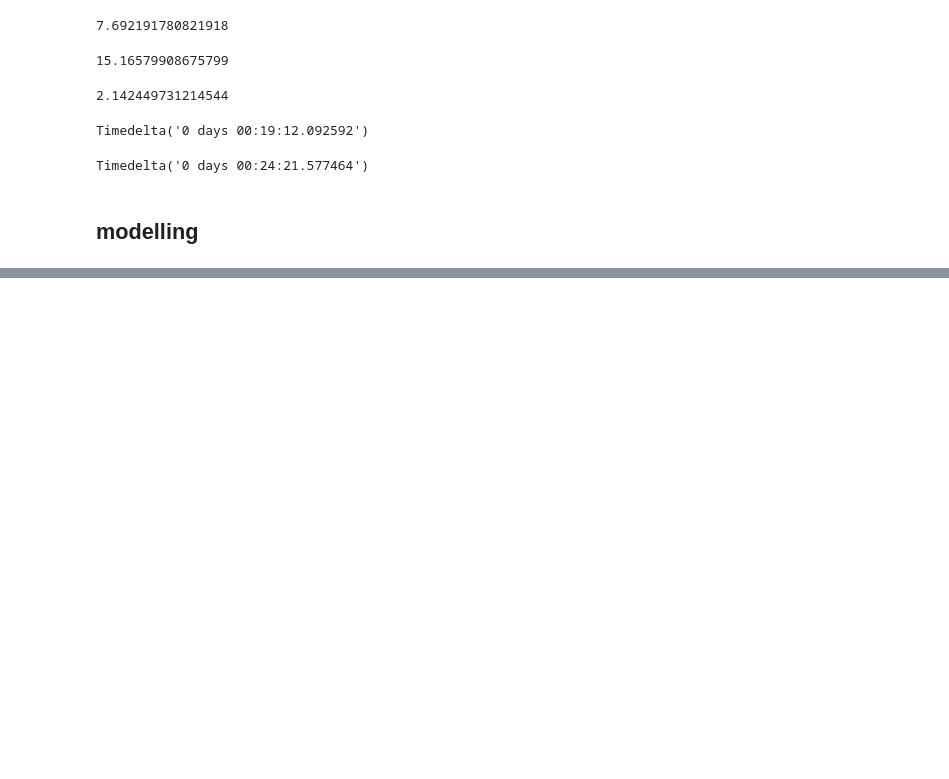
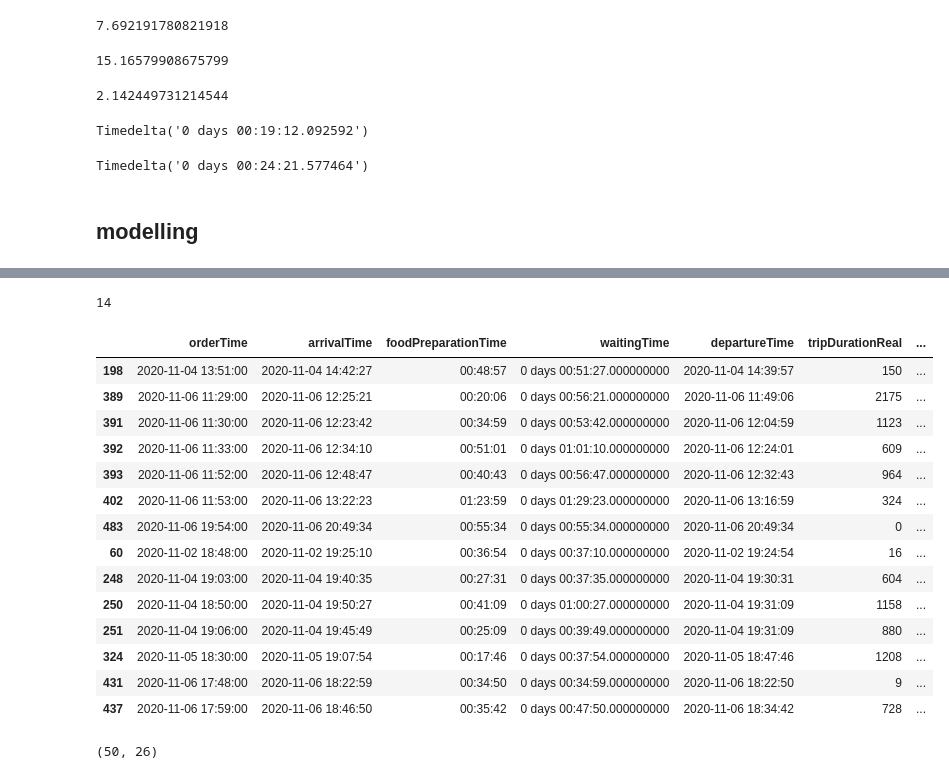
Before and after one commit to Mingyi1995/FoodDeliveryRidesharing, a Jupyter notebook: StaticAssign_5min_TW.ipynb, the cells around one changed output, grey strips where cells are left out. Saved outputs shown, nothing was run; the diff lists cells and outputs as text; code cells hidden in the pictures; blank space fills up the shorter version.

Commit message:
fixed time window

```diff
--- a/StaticAssign_5min_TW.ipynb
+++ b/StaticAssign_5min_TW.ipynb
@@ -483,0 +404,2 @@ pd.concat([PHD_output,PH_output]).to_csv('Output/order11065min1vehAllDayStatic.c
+# %%
+output = pd.concat([PHD_output,PH_output])
@@ -483,0 +410,22 @@ pd.concat([PHD_output,PH_output]).to_csv('Output/order11065min1vehAllDayStatic.c
+# %%
+(output['waitingTimeSimulation'].dt.seconds>3000).sum()
+# %% [output]
+14
+# %%
+output.loc[output['waitingTimeSimulation'].dt.seconds>3000]
+# %% [output]
+|  | orderTime | arrivalTime | foodPreparationTime | waitingTime | departureTime | tripDurationReal | ... |
+| 198 | 2020-11-04 13:51:00 | 2020-11-04 14:42:27 | 00:48:57 | 0 days 00:51:27.000000000 | 2020-11-04 14:39:57 | 150 | ... |
+| 389 | 2020-11-06 11:29:00 | 2020-11-06 12:25:21 | 00:20:06 | 0 days 00:56:21.000000000 | 2020-11-06 11:49:06 | 2175 | ... |
+| 391 | 2020-11-06 11:30:00 | 2020-11-06 12:23:42 | 00:34:59 | 0 days 00:53:42.000000000 | 2020-11-06 12:04:59 | 1123 | ... |
+| 392 | 2020-11-06 11:33:00 | 2020-11-06 12:34:10 | 00:51:01 | 0 days 01:01:10.000000000 | 2020-11-06 12:24:01 | 609 | ... |
+| 393 | 2020-11-06 11:52:00 | 2020-11-06 12:48:47 | 00:40:43 | 0 days 00:56:47.000000000 | 2020-11-06 12:32:43 | 964 | ... |
+| 402 | 2020-11-06 11:53:00 | 2020-11-06 13:22:23 | 01:23:59 | 0 days 01:29:23.000000000 | 2020-11-06 13:16:59 | 324 | ... |
+| 483 | 2020-11-06 19:54:00 | 2020-11-06 20:49:34 | 00:55:34 | 0 days 00:55:34.000000000 | 2020-11-06 20:49:34 | 0 | ... |
+| 60 | 2020-11-02 18:48:00 | 2020-11-02 19:25:10 | 00:36:54 | 0 days 00:37:10.000000000 | 2020-11-02 19:24:54 | 16 | ... |
+| 248 | 2020-11-04 19:03:00 | 2020-11-04 19:40:35 | 00:27:31 | 0 days 00:37:35.000000000 | 2020-11-04 19:30:31 | 604 | ... |
+| 250 | 2020-11-04 18:50:00 | 2020-11-04 19:50:27 | 00:41:09 | 0 days 01:00:27.000000000 | 2020-11-04 19:31:09 | 1158 | ... |
+| 251 | 2020-11-04 19:06:00 | 2020-11-04 19:45:49 | 00:25:09 | 0 days 00:39:49.000000000 | 2020-11-04 19:31:09 | 880 | ... |
+| 324 | 2020-11-05 18:30:00 | 2020-11-05 19:07:54 | 00:17:46 | 0 days 00:37:54.000000000 | 2020-11-05 18:47:46 | 1208 | ... |
+| 431 | 2020-11-06 17:48:00 | 2020-11-06 18:22:59 | 00:34:50 | 0 days 00:34:59.000000000 | 2020-11-06 18:22:50 | 9 | ... |
+| 437 | 2020-11-06 17:59:00 | 2020-11-06 18:46:50 | 00:35:42 | 0 days 00:47:50.000000000 | 2020-11-06 18:34:42 | 728 | ... |
@@ -483,0 +442,4 @@ pd.concat([PHD_output,PH_output]).to_csv('Output/order11065min1vehAllDayStatic.c
+# %%
+shared.shape
+# %% [output]
+(50, 26)
```
Also changed, not shown: parts of 46 cells of this notebook, 3 other files.
